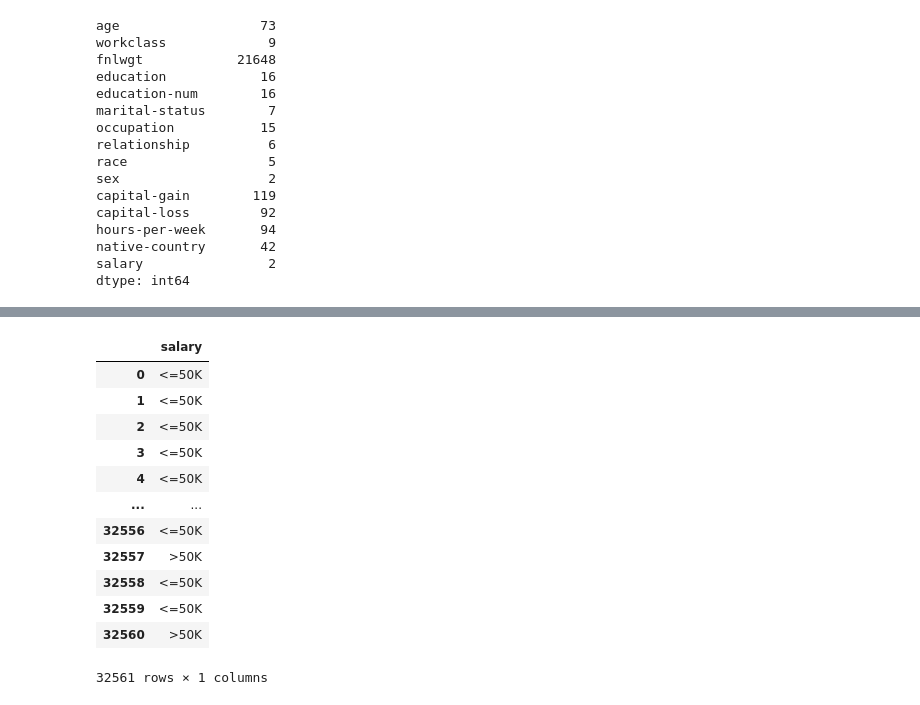
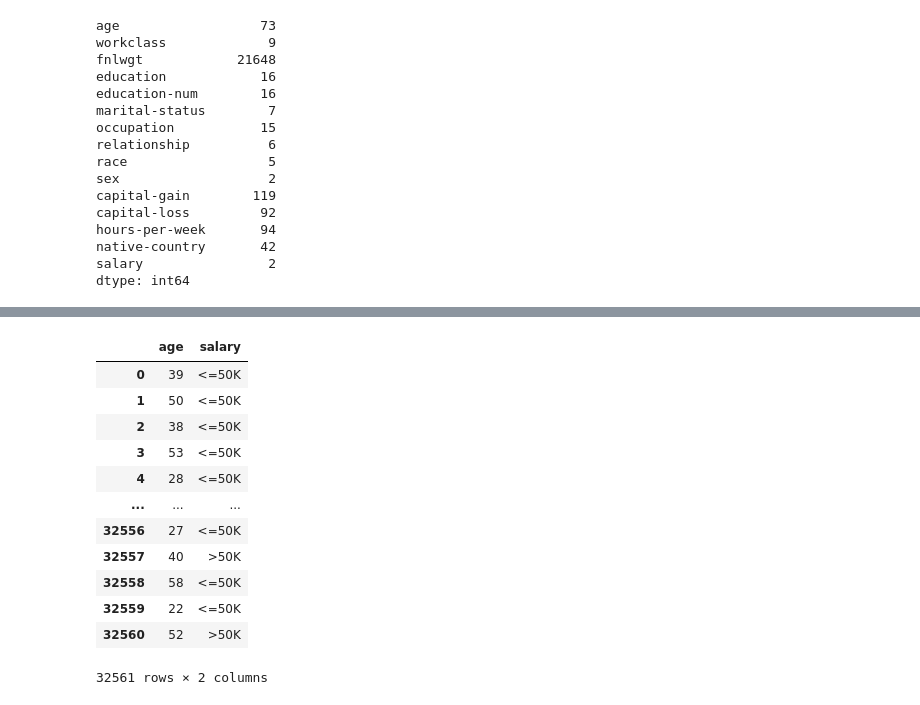
Before and after one commit to leonkelvin2000/fianance2, a Jupyter notebook: Data Base Read In.ipynb, the cells around one changed output, grey strips where cells are left out. Drawn from its saved outputs; the diff is of its cells as text; code cells hidden in the pictures.

```diff
--- a/Data Base Read In.ipynb
+++ b/Data Base Read In.ipynb
@@ -94,18 +93,0 @@ features_df
-# %%
-#create target df
-target_df = project_df.filter(['salary'], axis=1)
-target_df
-# %% [output]
-|  | salary |
-| 0 | <=50K |
-| 1 | <=50K |
-| 2 | <=50K |
-| 3 | <=50K |
-| 4 | <=50K |
-| ... | ... |
-| 32556 | <=50K |
-| 32557 | >50K |
-| 32558 | <=50K |
-| 32559 | <=50K |
-| 32560 | >50K |
-32561 rows × 1 columns
@@ -121,0 +94,18 @@ target_df
+# %%
+#create target df
+target_df = project_df.filter(['age','salary'], axis=1)
+target_df
+# %% [output]
+|  | age | salary |
+| 0 | 39 | <=50K |
+| 1 | 50 | <=50K |
+| 2 | 38 | <=50K |
+| 3 | 53 | <=50K |
+| 4 | 28 | <=50K |
+| ... | ... | ... |
+| 32556 | 27 | <=50K |
+| 32557 | 40 | >50K |
+| 32558 | 58 | <=50K |
+| 32559 | 22 | <=50K |
+| 32560 | 52 | >50K |
+32561 rows × 2 columns
```
Also changed, not shown: parts of 7 cells of this notebook.
